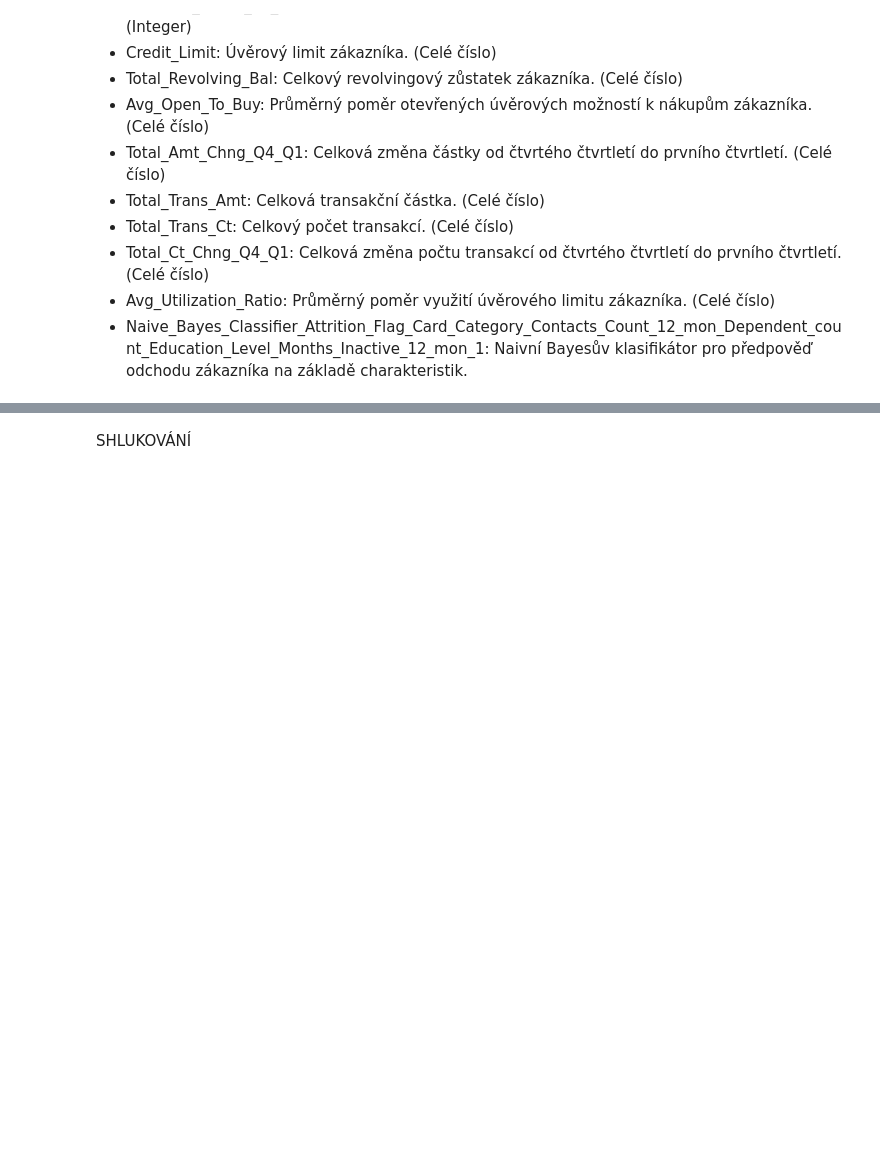
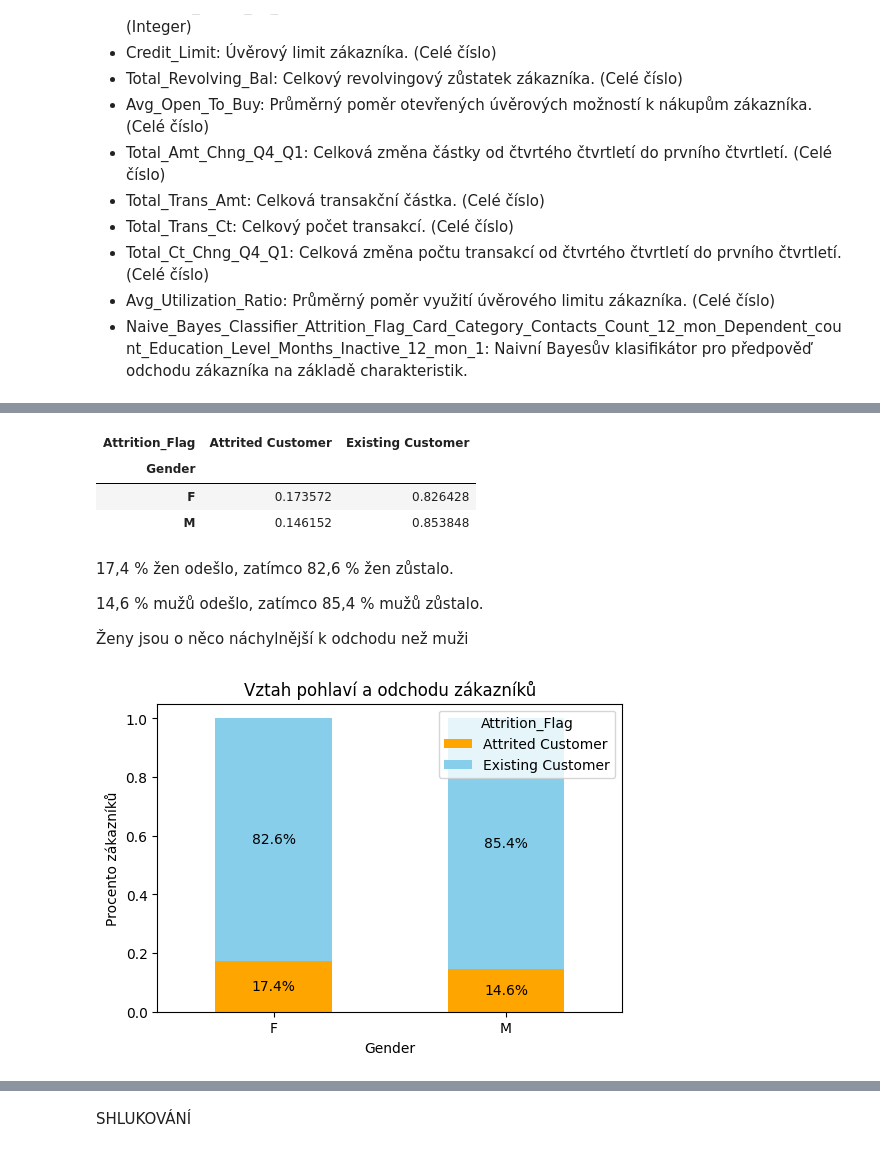
Before and after one commit to AlenaMochalina/Credit-card-attrition-analysis-in-Python, a Jupyter notebook: Credit-card-attrition-analysis-in-Python.ipynb, the cells around one changed output, grey strips where cells are left out. Drawn from its saved outputs; the diff is of its cells as text; code cells hidden in the pictures; blank space fills up the shorter version.

```diff
--- a/Credit-card-attrition-analysis-in-Python.ipynb
+++ b/Credit-card-attrition-analysis-in-Python.ipynb
@@ -66,0 +169,37 @@ PŘÍPRAVA DAT PRO KLASIFIKACI
+# %%
+# rozložení pohlaví (Gender) s ohledem na Attrition_Flag
+gender_churn_analysis = pd.crosstab(data['Gender'], data['Attrition_Flag'], normalize='index')
+
+# Zobrazte výsledek
+gender_churn_analysis
+# %% [output]
+| Attrition_Flag | Attrited Customer | Existing Customer |
+| Gender |  |  |
+| F | 0.173572 | 0.826428 |
+| M | 0.146152 | 0.853848 |
+# %% [markdown]
+17,4 % žen odešlo, zatímco 82,6 % žen zůstalo.
+
+14,6 % mužů odešlo, zatímco 85,4 % mužů zůstalo.
+
+Ženy jsou o něco náchylnější k odchodu než muži
+# %%
+ax = gender_churn_analysis.plot(kind='bar', stacked=True, color=['orange', 'skyblue'], figsize=(6, 4))
+
+# Přidání hodnot na sloupce
+for p in ax.patches:
+    width = p.get_width()
+    height = p.get_height()
+    x, y = p.get_xy()
+    if height > 0:  # Vyhneme se nule
+        ax.text(x + width / 2, y + height / 2, f'{height * 100:.1f}%', ha='center', va='center', color='black')
+
+# Titulky a popisky
+plt.title('Vztah pohlaví a odchodu zákazníků')
+plt.ylabel('Procento zákazníků')
+plt.xticks(rotation=0)
+
+# Zobrazení grafu
+plt.show()
+# %% [output]
+[figure, added]
```
Also changed, not shown: parts of 55 cells of this notebook.
